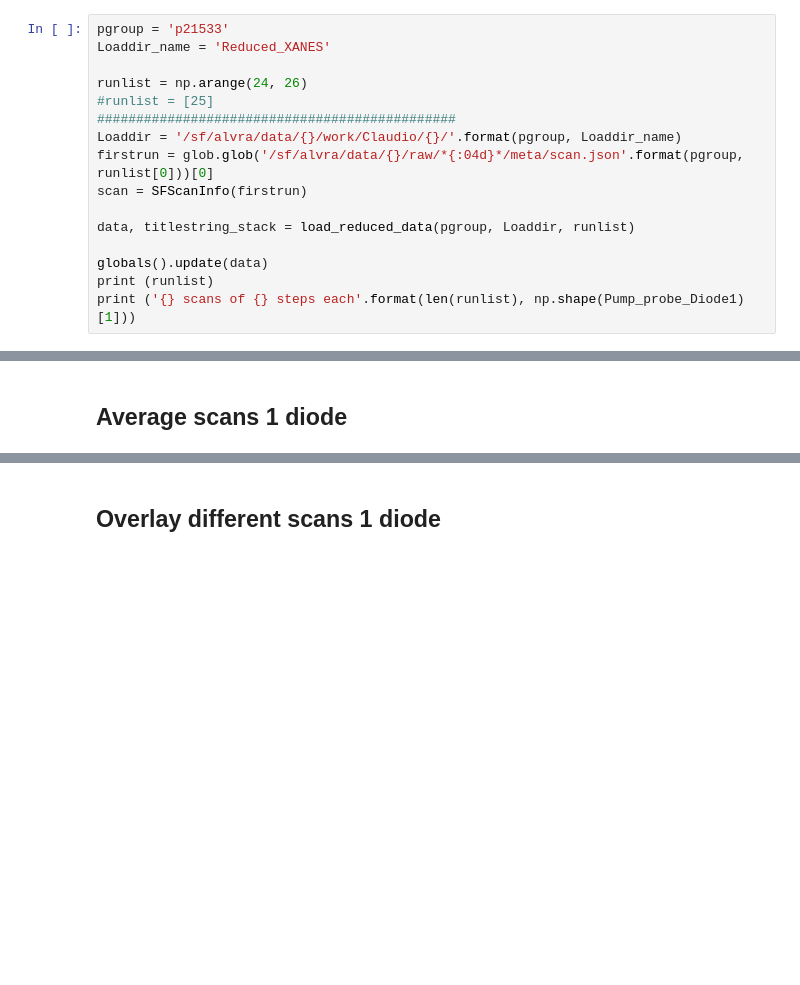
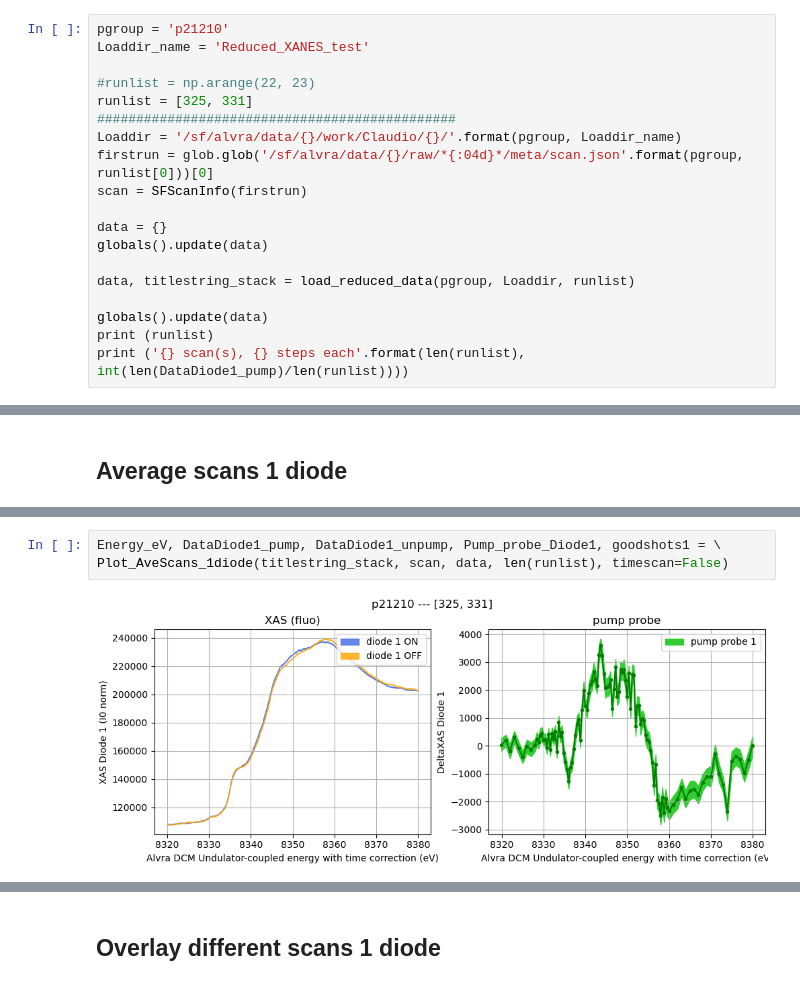
Before and after one commit to paulscherrerinstitute/alvra_beamline_scripts, a Jupyter notebook: Plotting_XANES.ipynb, the cells around one changed output, grey strips where cells are left out. Cells and saved outputs as stored; diff of their text form; blank space fills up the shorter version.

```diff
--- a/Plotting_XANES.ipynb
+++ b/Plotting_XANES.ipynb
@@ -29,17 +28,20 @@ warnings.filterwarnings('ignore')
 # %%
-pgroup = 'p21533'
-Loaddir_name = 'Reduced_XANES'
+pgroup = 'p21210'
+Loaddir_name = 'Reduced_XANES_test'
 
-runlist = np.arange(24, 26)
-#runlist = [25]
+#runlist = np.arange(22, 23)
+runlist = [325, 331]
 ##############################################
 Loaddir = '/sf/alvra/data/{}/work/Claudio/{}/'.format(pgroup, Loaddir_name)
 firstrun = glob.glob('/sf/alvra/data/{}/raw/*{:04d}*/meta/scan.json'.format(pgroup, runlist[0]))[0]
 scan = SFScanInfo(firstrun)
 
+data = {}
+globals().update(data)
+
 data, titlestring_stack = load_reduced_data(pgroup, Loaddir, runlist)
 
 globals().update(data)
 print (runlist)
-print ('{} scans of {} steps each'.format(len(runlist), np.shape(Pump_probe_Diode1)[1]))
+print ('{} scan(s), {} steps each'.format(len(runlist), int(len(DataDiode1_pump)/len(runlist))))
 # %% [output]
@@ -109 +62,6 @@ plt.show()
+# %%
+Energy_eV, DataDiode1_pump, DataDiode1_unpump, Pump_probe_Diode1, goodshots1 = \
+Plot_AveScans_1diode(titlestring_stack, scan, data, len(runlist), timescan=False)
+# %% [output]
+[figure, added]
 # %% [markdown]
```
Also changed, not shown: parts of 38 cells of this notebook, 5 other files.
